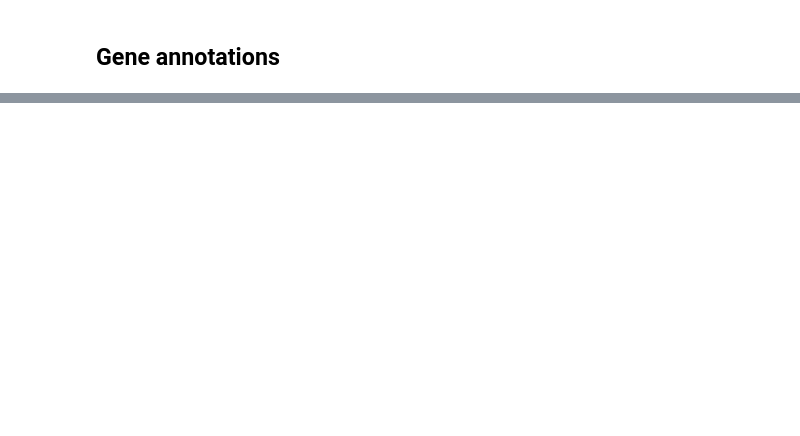
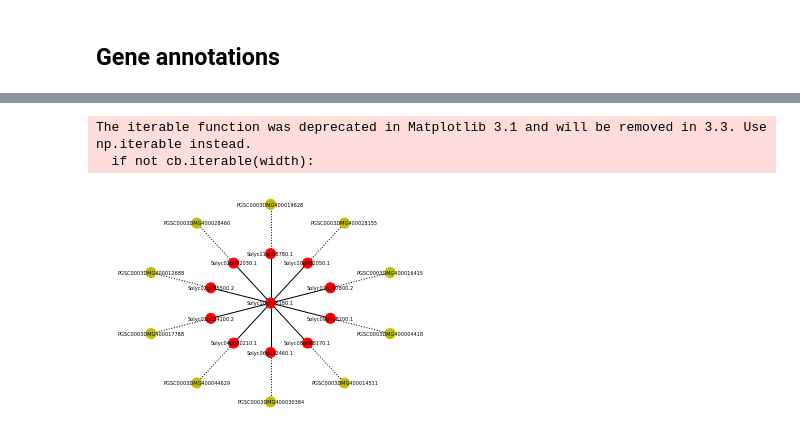
Before and after one commit to candYgene/notebooks, a Jupyter notebook: jupyter/QTL_fruitshape_orthologs.ipynb, the cells around one changed output, grey strips where cells are left out. Drawn from its saved outputs; the diff is of its cells as text; code cells hidden in the pictures; blank space fills up the shorter version.

```diff
--- a/jupyter/QTL_fruitshape_orthologs.ipynb
+++ b/jupyter/QTL_fruitshape_orthologs.ipynb
@@ -401,0 +365,4 @@ display(genes_inter_annot.reset_index(drop=True))
+# %%
+gene_id = 'Solyc10g076180.1'
+edges_para = paralogs.query("gene_id == @gene_id")[['gene_id', 'para_id']]
+display(edges_para.reset_index(drop=True))
@@ -401,0 +381,4 @@ display(genes_inter_annot.reset_index(drop=True))
+# %%
+gene_ids =  set([gene_id]) | set(edges_para['para_id']) # add input gene and its paralogs to the set
+edges_ortho = orthologs.query('gene_id in @gene_ids')[['gene_id', 'ortho_id']]
+display(edges_ortho.reset_index(drop=True))
@@ -401,0 +398,21 @@ display(genes_inter_annot.reset_index(drop=True))
+# %%
+# plot a graph of tomato/potato genes (nodes) and ortho/paralogous relations (edges)
+G = nx.Graph()
+edges_ortho = edges_ortho.query('ortho_id.notnull()')
+G.add_edges_from(edges_para.values, style='-')  # add paralogous relations (solid edges)
+G.add_edges_from(edges_ortho.values, style=':') # add orthologous relations (dotted edges)
+style_map = [G[u][v]['style'] for u,v in G.edges()]
+color_map = []
+for i,n in enumerate(G.nodes()):
+    if 'Solyc' in n:
+        color_map.append('r') # tomato genes in red
+    else:
+        color_map.append('y') # potato genes in yellow
+pos = graphviz_layout(G, prog='twopi')
+plt.margins(0.2, 0.05)
+nx.draw(G, pos, node_size=100, node_color=color_map, style=style_map, font_size=5, with_labels=True)
+plt.savefig('homologs_graph.svg')
+# %% [output]
+The iterable function was deprecated in Matplotlib 3.1 and will be removed in 3.3. Use np.iterable instead.
+  if not cb.iterable(width):
+[figure, added]
```
Also changed, not shown: parts of 18 cells of this notebook, 4 other files.
